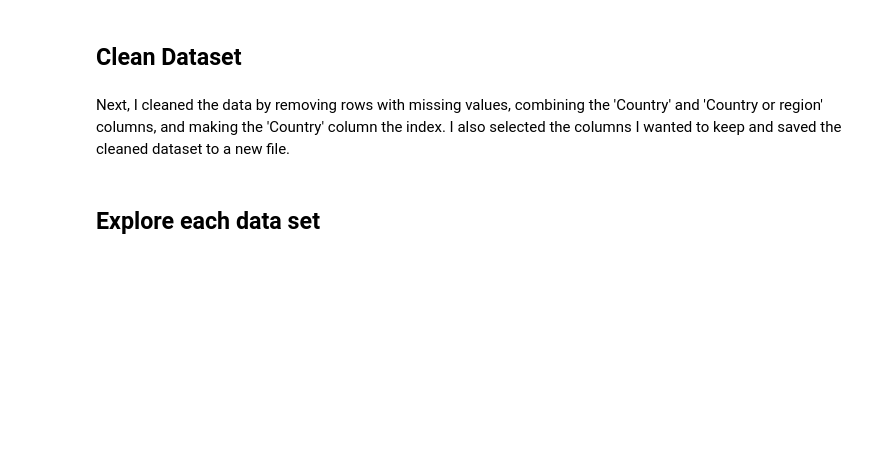
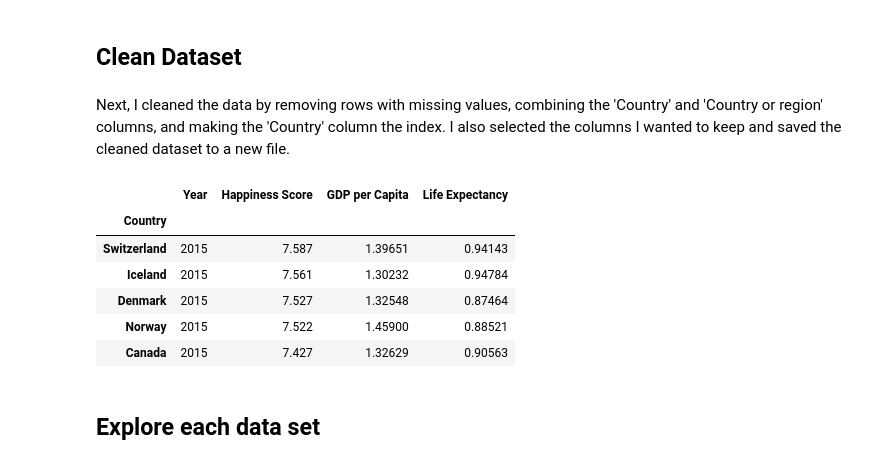
Before and after one commit to NumEconCopenhagen/projects-2023-s, a Jupyter notebook: dataproject/dataproject.ipynb, the cells around one changed output. Drawn from its saved outputs; the diff is of its cells as text; code cells hidden in the pictures; blank space fills up the shorter version.

```diff
--- a/dataproject/dataproject.ipynb
+++ b/dataproject/dataproject.ipynb
@@ -79,24 +79,35 @@ Next, I cleaned the data by removing rows with missing values, combining the 'Co
 # %%
 # Step 1: Remove all rows with missing values in the 'Country' or 'Country or region' column
 data.dropna(subset=['Country', 'Country or region'], how='all', inplace=True)
 
 # Step 2: Combine 'Country' and 'Country or region' columns into one 'Country' column
 data['Country'] = data['Country'].fillna(data['Country or region'])
 
 # Step 3: Make "Country" the index
 data.set_index('Country', inplace=True)
 
 # Step 4: Rename the index to country
 data.index.name = 'Country'
 
 # Step 5: Select the columns we want to keep
 data = data[['Year', 'Happiness Score', 'GDP per Capita', 'Life Expectancy']]
 
 # Step 6: Remove all rows with missing values
 data.dropna(inplace=True)
 
 # Step 7: Save the cleaned dataset to a new file
 data.to_csv('world-happiness-report.csv')
+
+# Step 8: Show the first 5 rows of the dataset
+data.head()
+# %% [output]
+|  | Year | Happiness Score | GDP per Capita | Life Expectancy |
+| Country |  |  |  |  |
+| Switzerland | 2015 | 7.587 | 1.39651 | 0.94143 |
+| Iceland | 2015 | 7.561 | 1.30232 | 0.94784 |
+| Denmark | 2015 | 7.527 | 1.32548 | 0.87464 |
+| Norway | 2015 | 7.522 | 1.45900 | 0.88521 |
+| Canada | 2015 | 7.427 | 1.32629 | 0.90563 |
 # %% [markdown]
 ## Explore each data set
 # %% [markdown]
```
